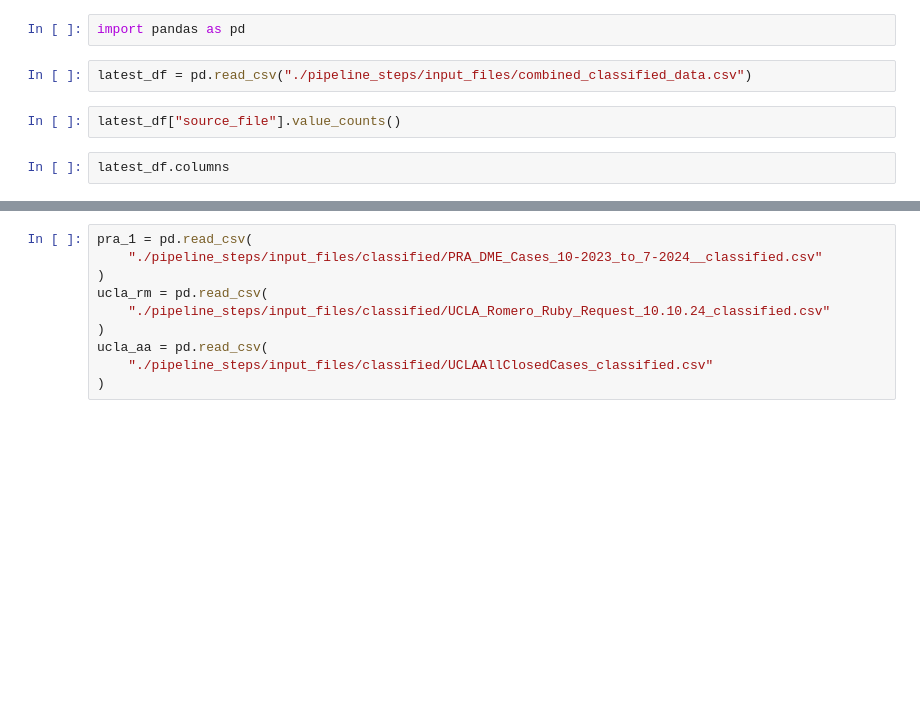
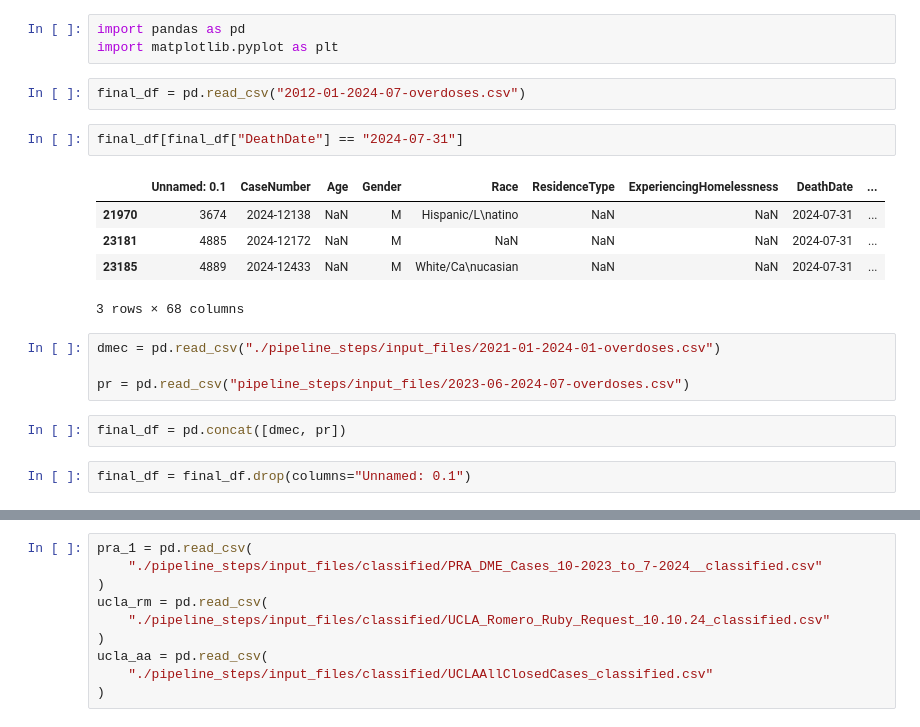
Before and after one commit to elemets/rosla-pipeline, a Jupyter notebook: pipeline/duplicate_check.ipynb, the cells around one changed output, grey strips where cells are left out. Saved outputs shown, nothing was run; the diff lists cells and outputs as text; blank space fills up the shorter version.

```diff
--- a/pipeline/duplicate_check.ipynb
+++ b/pipeline/duplicate_check.ipynb
@@ -1,8 +1,21 @@
 # %%
 import pandas as pd
+import matplotlib.pyplot as plt
-# %%
-latest_df = pd.read_csv("./pipeline_steps/input_files/combined_classified_data.csv")
-# %%
-latest_df["source_file"].value_counts()
-# %%
-latest_df.columns
+# %%
+final_df = pd.read_csv("2012-01-2024-07-overdoses.csv")
+# %%
+final_df[final_df["DeathDate"] == "2024-07-31"]
+# %% [output]
+|  | Unnamed: 0.1 | CaseNumber | Age | Gender | Race | ResidenceType | ExperiencingHomelessness | DeathDate | ... |
+| 21970 | 3674 | 2024-12138 | NaN | M | Hispanic/L\natino | NaN | NaN | 2024-07-31 | ... |
+| 23181 | 4885 | 2024-12172 | NaN | M | NaN | NaN | NaN | 2024-07-31 | ... |
+| 23185 | 4889 | 2024-12433 | NaN | M | White/Ca\nucasian | NaN | NaN | 2024-07-31 | ... |
+3 rows × 68 columns
+# %%
+dmec = pd.read_csv("./pipeline_steps/input_files/2021-01-2024-01-overdoses.csv")
+
+pr = pd.read_csv("pipeline_steps/input_files/2023-06-2024-07-overdoses.csv")
+# %%
+final_df = pd.concat([dmec, pr])
+# %%
+final_df = final_df.drop(columns="Unnamed: 0.1")
```
Also changed, not shown: parts of 11 cells of this notebook, 12 other files.
